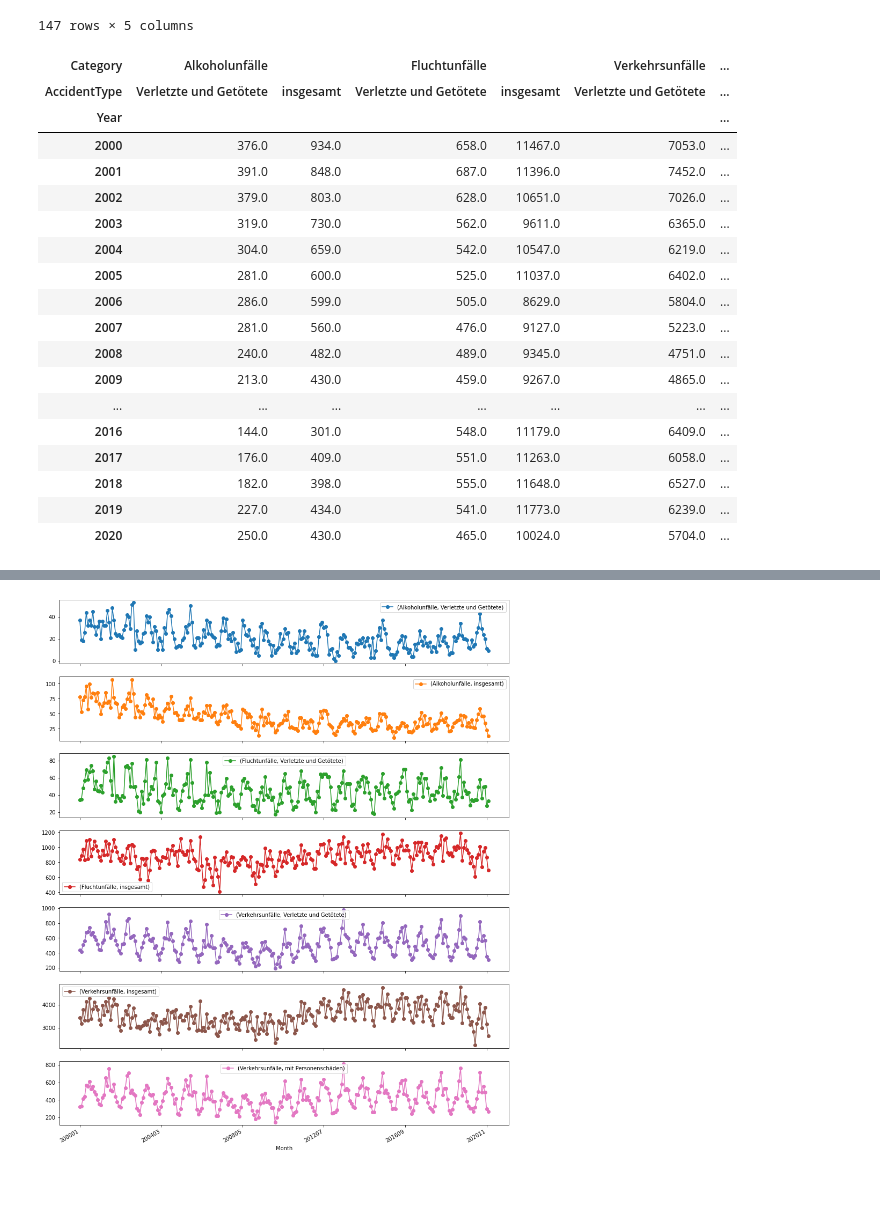
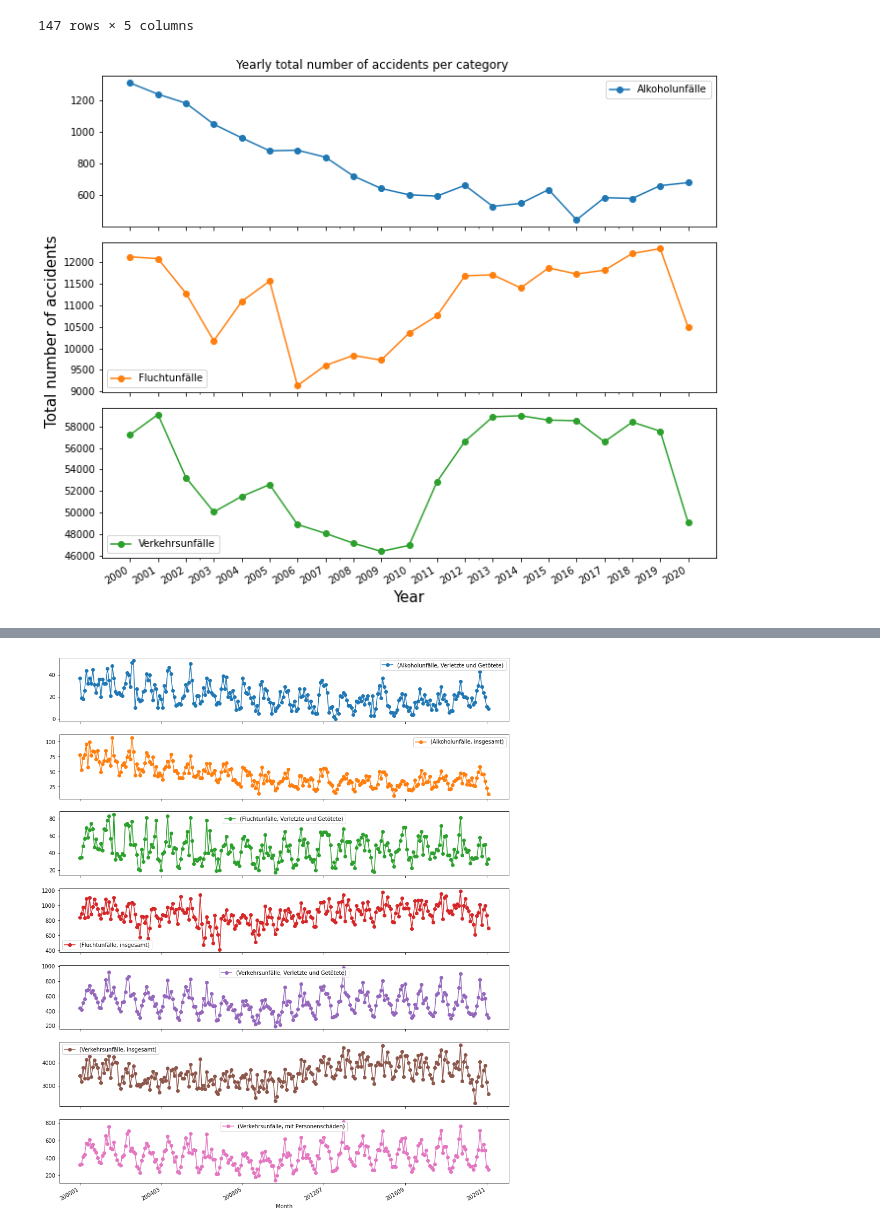
Before and after one commit to abhishekmshr956/DigitalProductSchool, a Jupyter notebook: Untitled.ipynb, the cells around one changed output, grey strips where cells are left out. Cells and saved outputs as stored; diff of their text form; code cells hidden in the pictures; blank space fills up the shorter version.

```diff
--- a/Untitled.ipynb
+++ b/Untitled.ipynb
@@ -137,23 +139,18 @@ data_yearly
+# %%
+ax = data_yearly.groupby(['Category','Year']).Value.sum().unstack().T.plot(figsize=(10,8),subplots=True,marker='o',
+                                                                                         title='Yearly total number of accidents per category');
+fig=ax[0].figure
+fig.text(0.05,0.5, "Total number of accidents", ha="center", va="center", rotation=90, fontsize=15)
+#fig.text(0.5,0.04, "Year", ha="center", va="center", fontsize=)
+plt.xlabel("Year", fontsize=15)
+plt.xticks(np.arange(2000,2021,1));
+plt.tight_layout();
+plt.subplots_adjust(top=0.95);
+plt.subplots_adjust(left=0.12);
+#plt.title('Yearly total number of accidents per category')
+plt.savefig('figures/Yearly total number of accidents per category.pdf',dpi=1000);
+# %% [output]
+[figure, added]
 # %%
-data_yearly.groupby(['Category','AccidentType','Year']).Value.sum().unstack().T
+#data_yearly.groupby(['Category','AccidentType','Year']).Value.sum().unstack().T
-# %% [output]
-| Category | Alkoholunfälle |  | Fluchtunfälle |  | Verkehrsunfälle | ... |
-| AccidentType | Verletzte und Getötete | insgesamt | Verletzte und Getötete | insgesamt | Verletzte und Getötete | ... |
-| Year |  |  |  |  |  | ... |
-| 2000 | 376.0 | 934.0 | 658.0 | 11467.0 | 7053.0 | ... |
-| 2001 | 391.0 | 848.0 | 687.0 | 11396.0 | 7452.0 | ... |
-| 2002 | 379.0 | 803.0 | 628.0 | 10651.0 | 7026.0 | ... |
-| 2003 | 319.0 | 730.0 | 562.0 | 9611.0 | 6365.0 | ... |
-| 2004 | 304.0 | 659.0 | 542.0 | 10547.0 | 6219.0 | ... |
-| 2005 | 281.0 | 600.0 | 525.0 | 11037.0 | 6402.0 | ... |
-| 2006 | 286.0 | 599.0 | 505.0 | 8629.0 | 5804.0 | ... |
-| 2007 | 281.0 | 560.0 | 476.0 | 9127.0 | 5223.0 | ... |
-| 2008 | 240.0 | 482.0 | 489.0 | 9345.0 | 4751.0 | ... |
-| 2009 | 213.0 | 430.0 | 459.0 | 9267.0 | 4865.0 | ... |
-| ... | ... | ... | ... | ... | ... | ... |
-| 2016 | 144.0 | 301.0 | 548.0 | 11179.0 | 6409.0 | ... |
-| 2017 | 176.0 | 409.0 | 551.0 | 11263.0 | 6058.0 | ... |
-| 2018 | 182.0 | 398.0 | 555.0 | 11648.0 | 6527.0 | ... |
-| 2019 | 227.0 | 434.0 | 541.0 | 11773.0 | 6239.0 | ... |
-| 2020 | 250.0 | 430.0 | 465.0 | 10024.0 | 5704.0 | ... |
 # %%
```
Also changed, not shown: parts of 2 cells of this notebook, 2 other files.
